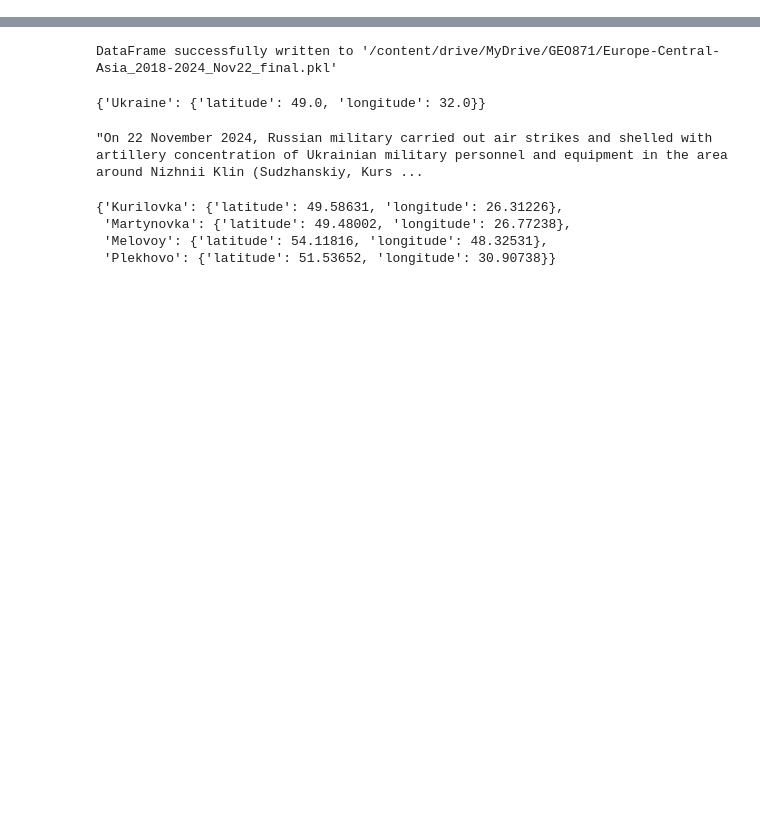
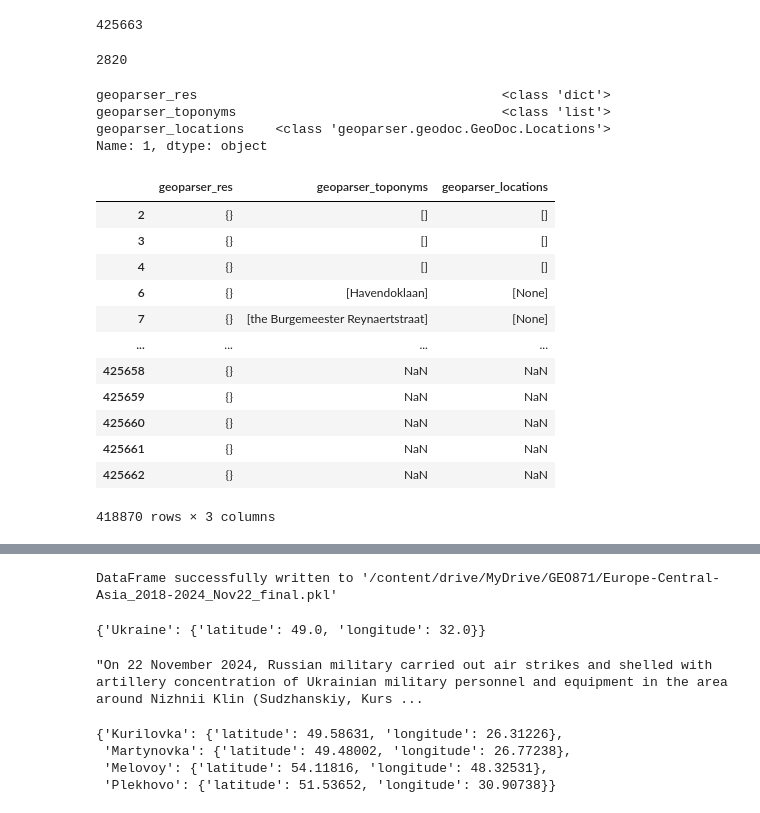
Before and after one commit to segmue/GIR_Project, a Jupyter notebook: Irchel_Geoparser_ACLED.ipynb, the cells around one changed output, grey strips where cells are left out. Saved outputs shown, nothing was run; the diff lists cells and outputs as text; code cells hidden in the pictures; blank space fills up the shorter version.

```diff
--- a/Irchel_Geoparser_ACLED.ipynb
+++ b/Irchel_Geoparser_ACLED.ipynb
@@ -80,0 +100,4 @@ def geoparse_df_notes(df):
+# %%
+loc = df.iloc[0]["geoparser_locations"]
+for a in loc.data:
+  print(a)
@@ -146,0 +195,8 @@ def generate_geoparser_res(row):
+# %%
+len(df)
+# %% [output]
+425663
+# %%
+len(df[df["geoparser_toponyms"].str.len() == 0])
+# %% [output]
+2820
@@ -146,0 +205,25 @@ def generate_geoparser_res(row):
+# %%
+row = df.iloc[1][["geoparser_res", "geoparser_toponyms", "geoparser_locations"]]
+specific_types = row.apply(type)
+print(specific_types)
+# %% [output]
+geoparser_res                                       <class 'dict'>
+geoparser_toponyms                                  <class 'list'>
+geoparser_locations    <class 'geoparser.geodoc.GeoDoc.Locations'>
+Name: 1, dtype: object
+# %%
+df[df["geoparser_res"] == {}][["geoparser_res","geoparser_toponyms","geoparser_locations"]]
+# %% [output]
+|  | geoparser_res | geoparser_toponyms | geoparser_locations |
+| 2 | {} | [] | [] |
+| 3 | {} | [] | [] |
+| 4 | {} | [] | [] |
+| 6 | {} | [Havendoklaan] | [None] |
+| 7 | {} | [the Burgemeester Reynaertstraat] | [None] |
+| ... | ... | ... | ... |
+| 425658 | {} | NaN | NaN |
+| 425659 | {} | NaN | NaN |
+| 425660 | {} | NaN | NaN |
+| 425661 | {} | NaN | NaN |
+| 425662 | {} | NaN | NaN |
+418870 rows × 3 columns
```
Also changed, not shown: parts of 9 cells of this notebook.
